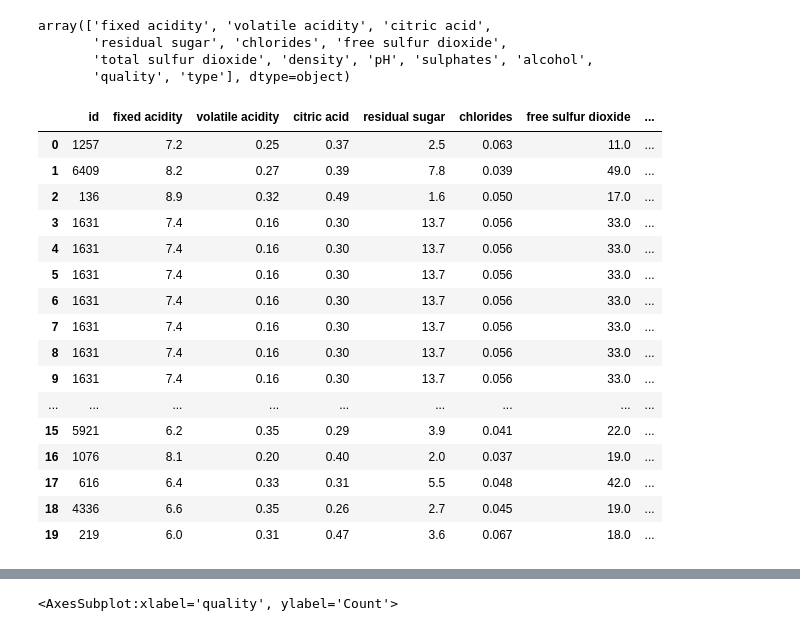
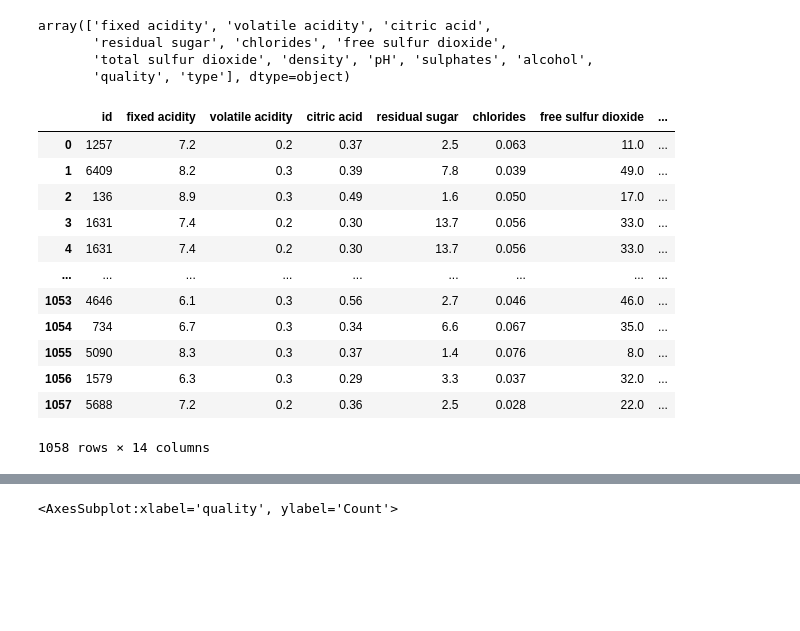
Before and after one commit to Z3r4t05/FPT, a Jupyter notebook: AIL/ail302m-fall22/test_train_data.ipynb, the cells around one changed output, grey strips where cells are left out. Drawn from its saved outputs; the diff is of its cells as text; code cells hidden in the pictures; blank space fills up the shorter version.

```diff
--- a/AIL/ail302m-fall22/test_train_data.ipynb
+++ b/AIL/ail302m-fall22/test_train_data.ipynb
@@ -22,0 +9,3 @@ test
+# %%
+test_round = test.round({'volatile acidity': 1, 'density': 4})
+test_round
@@ -39,7 +42,8 @@ train
 6714 rows × 13 columns
 # %%
 train_raw = pd.read_csv(r"D:\GitHub\FPT\AIL\ail302m-fall22\input\train_raw.csv", sep=",", decimal='.')
-train_raw.round({'volatile acidity': 1})
+train_raw_rounded = train_raw.round({'volatile acidity': 1, 'density': 4})
+train_raw_rounded
 # %% [output]
 |  | type | fixed acidity | volatile acidity | citric acid | residual sugar | chlorides | free sulfur dioxide | ... |
 | 0 | white | 6.2 | 0.2 | 0.25 | 15.0 | 0.055 | 8.0 | ... |
@@ -63,23 +67,19 @@ array(['fixed acidity', 'volatile acidity', 'citric acid',
        'total sulfur dioxide', 'density', 'pH', 'sulphates', 'alcohol',
        'quality', 'type'], dtype=object)
 # %%
-intersection = pd.merge(test, train_raw, how = 'left', on = list(test.drop('id', axis = 1).columns.values))
-intersection.head(20)
+intersection = pd.merge(test_round, train_raw_rounded, how = 'left', on = list(test.drop('id', axis = 1).columns.values))
+intersection
 # %% [output]
 |  | id | fixed acidity | volatile acidity | citric acid | residual sugar | chlorides | free sulfur dioxide | ... |
-| 0 | 1257 | 7.2 | 0.25 | 0.37 | 2.5 | 0.063 | 11.0 | ... |
-| 1 | 6409 | 8.2 | 0.27 | 0.39 | 7.8 | 0.039 | 49.0 | ... |
-| 2 | 136 | 8.9 | 0.32 | 0.49 | 1.6 | 0.050 | 17.0 | ... |
-| 3 | 1631 | 7.4 | 0.16 | 0.30 | 13.7 | 0.056 | 33.0 | ... |
-| 4 | 1631 | 7.4 | 0.16 | 0.30 | 13.7 | 0.056 | 33.0 | ... |
-| 5 | 1631 | 7.4 | 0.16 | 0.30 | 13.7 | 0.056 | 33.0 | ... |
-| 6 | 1631 | 7.4 | 0.16 | 0.30 | 13.7 | 0.056 | 33.0 | ... |
-| 7 | 1631 | 7.4 | 0.16 | 0.30 | 13.7 | 0.056 | 33.0 | ... |
-| 8 | 1631 | 7.4 | 0.16 | 0.30 | 13.7 | 0.056 | 33.0 | ... |
-| 9 | 1631 | 7.4 | 0.16 | 0.30 | 13.7 | 0.056 | 33.0 | ... |
+| 0 | 1257 | 7.2 | 0.2 | 0.37 | 2.5 | 0.063 | 11.0 | ... |
+| 1 | 6409 | 8.2 | 0.3 | 0.39 | 7.8 | 0.039 | 49.0 | ... |
+| 2 | 136 | 8.9 | 0.3 | 0.49 | 1.6 | 0.050 | 17.0 | ... |
+| 3 | 1631 | 7.4 | 0.2 | 0.30 | 13.7 | 0.056 | 33.0 | ... |
+| 4 | 1631 | 7.4 | 0.2 | 0.30 | 13.7 | 0.056 | 33.0 | ... |
 | ... | ... | ... | ... | ... | ... | ... | ... | ... |
-| 15 | 5921 | 6.2 | 0.35 | 0.29 | 3.9 | 0.041 | 22.0 | ... |
-| 16 | 1076 | 8.1 | 0.20 | 0.40 | 2.0 | 0.037 | 19.0 | ... |
-| 17 | 616 | 6.4 | 0.33 | 0.31 | 5.5 | 0.048 | 42.0 | ... |
-| 18 | 4336 | 6.6 | 0.35 | 0.26 | 2.7 | 0.045 | 19.0 | ... |
-| 19 | 219 | 6.0 | 0.31 | 0.47 | 3.6 | 0.067 | 18.0 | ... |
+| 1053 | 4646 | 6.1 | 0.3 | 0.56 | 2.7 | 0.046 | 46.0 | ... |
+| 1054 | 734 | 6.7 | 0.3 | 0.34 | 6.6 | 0.067 | 35.0 | ... |
+| 1055 | 5090 | 8.3 | 0.3 | 0.37 | 1.4 | 0.076 | 8.0 | ... |
+| 1056 | 1579 | 6.3 | 0.3 | 0.29 | 3.3 | 0.037 | 32.0 | ... |
+| 1057 | 5688 | 7.2 | 0.2 | 0.36 | 2.5 | 0.028 | 22.0 | ... |
+1058 rows × 14 columns
```
Also changed, not shown: parts of 10 cells of this notebook, 4 other files.
